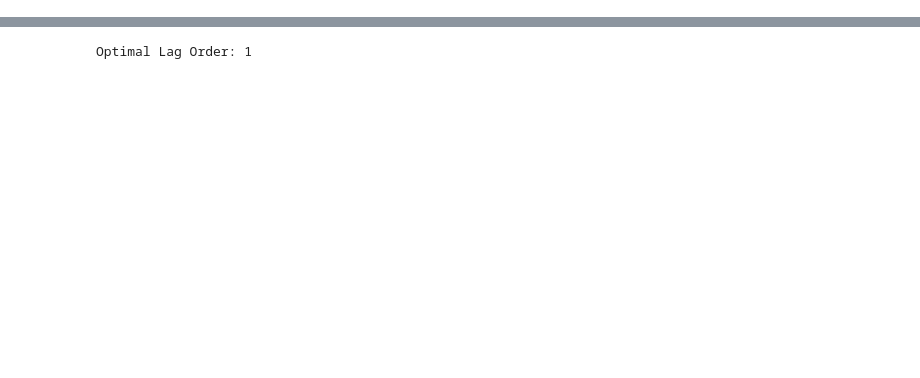
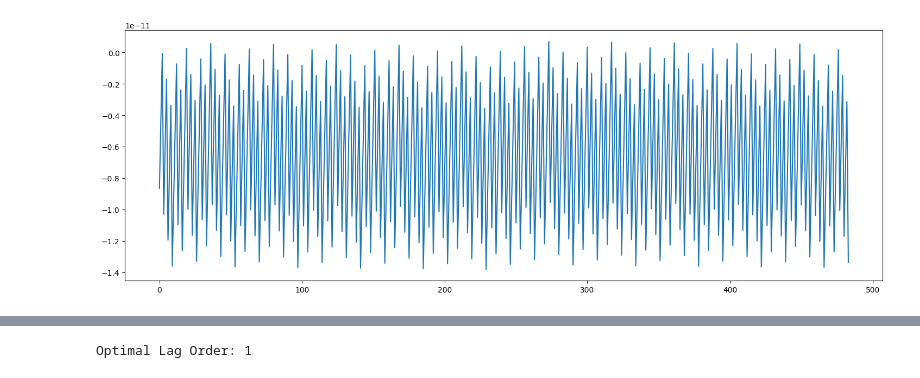
Before and after one commit to alex-dias/hate_twitter_trend, a Jupyter notebook: multivariate_analysis.ipynb, the cells around one changed output, grey strips where cells are left out. Saved outputs shown, nothing was run; the diff lists cells and outputs as text; code cells hidden in the pictures; blank space fills up the shorter version.

```diff
--- a/multivariate_analysis.ipynb
+++ b/multivariate_analysis.ipynb
@@ -46,3 +57,12 @@ max_news = pd.read_csv("series/max_news.csv")
 sum_news = pd.read_csv("series/sum_news.csv")
 avg_news = pd.read_csv("series/avg_news.csv")
 cnt_news = pd.read_csv("series/cnt_news.csv")
+per25_hate = pd.read_csv("series/per25_hate.csv")
+per75_hate = pd.read_csv("series/per75_hate.csv")
+per90_hate = pd.read_csv("series/per90_hate.csv")
+per99_hate = pd.read_csv("series/per99_hate.csv")
+# %%
+merge_df = merge_dfs([cnt_join[['date', 'rate']], max_hate, sum_hate, avg_hate, max_news, sum_news, avg_news, cnt_news, per25_hate, per75_hate, per90_hate, per99_hate])
+# %%
+merge_df['timestamp'] = (pd.to_datetime(merge_df['date']) - pd.Timestamp("1970-01-01")) // pd.Timedelta(seconds=1)
+merge_df['day_sin'] = np.sin(merge_df['timestamp'] * (2 * np.pi / (24*60*60)))
@@ -49,3 +86,9 @@ cnt_news = pd.read_csv("series/cnt_news.csv")
+# %%
+plt.figure(figsize=(18, 6))
+plt.plot(merge_df['day_sin'])
+plt.show()
+# %% [output]
+[figure, added]
 # %%
 check_stationary(cnt_join['rate'])
 check_stationary(max_news['max'])
```
Also changed, not shown: parts of 16 cells of this notebook, 1 other file.
